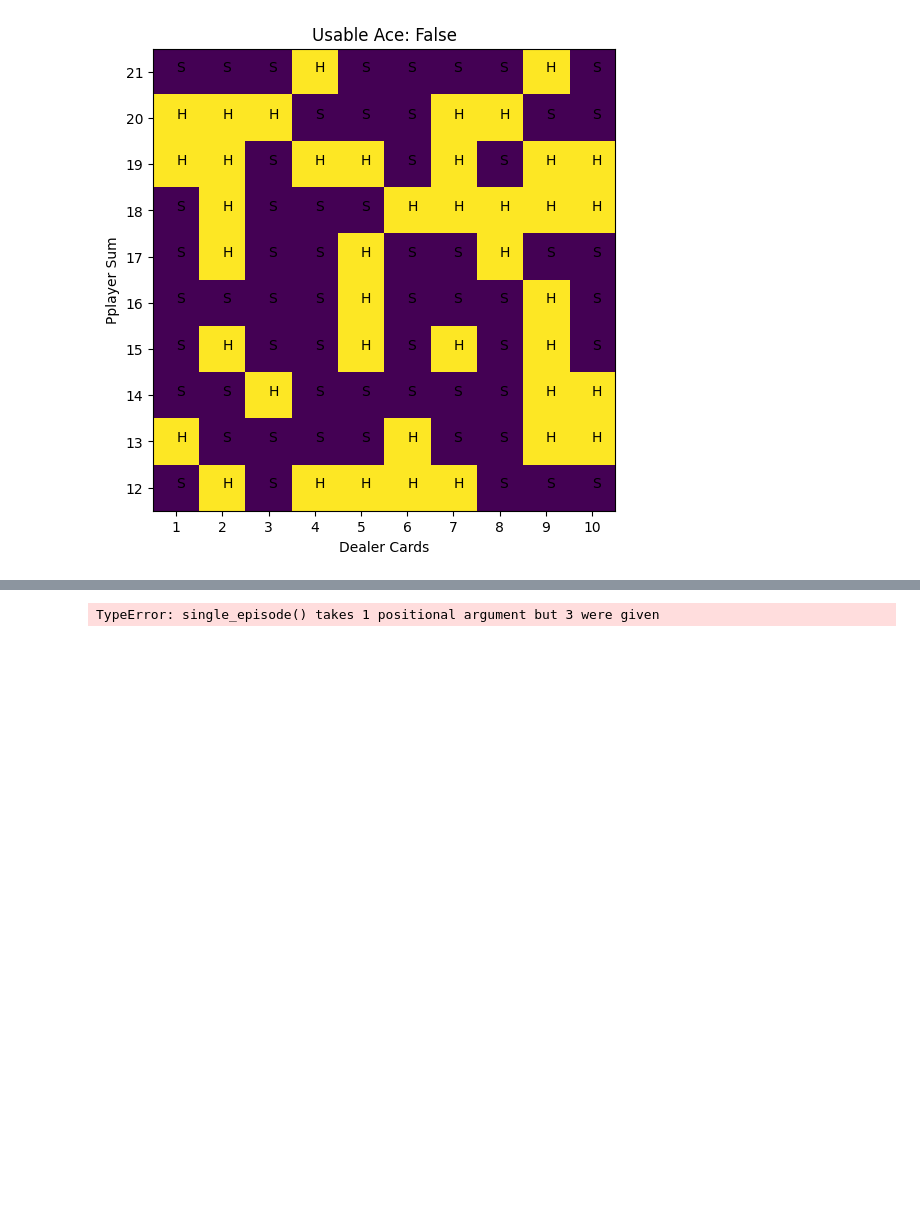
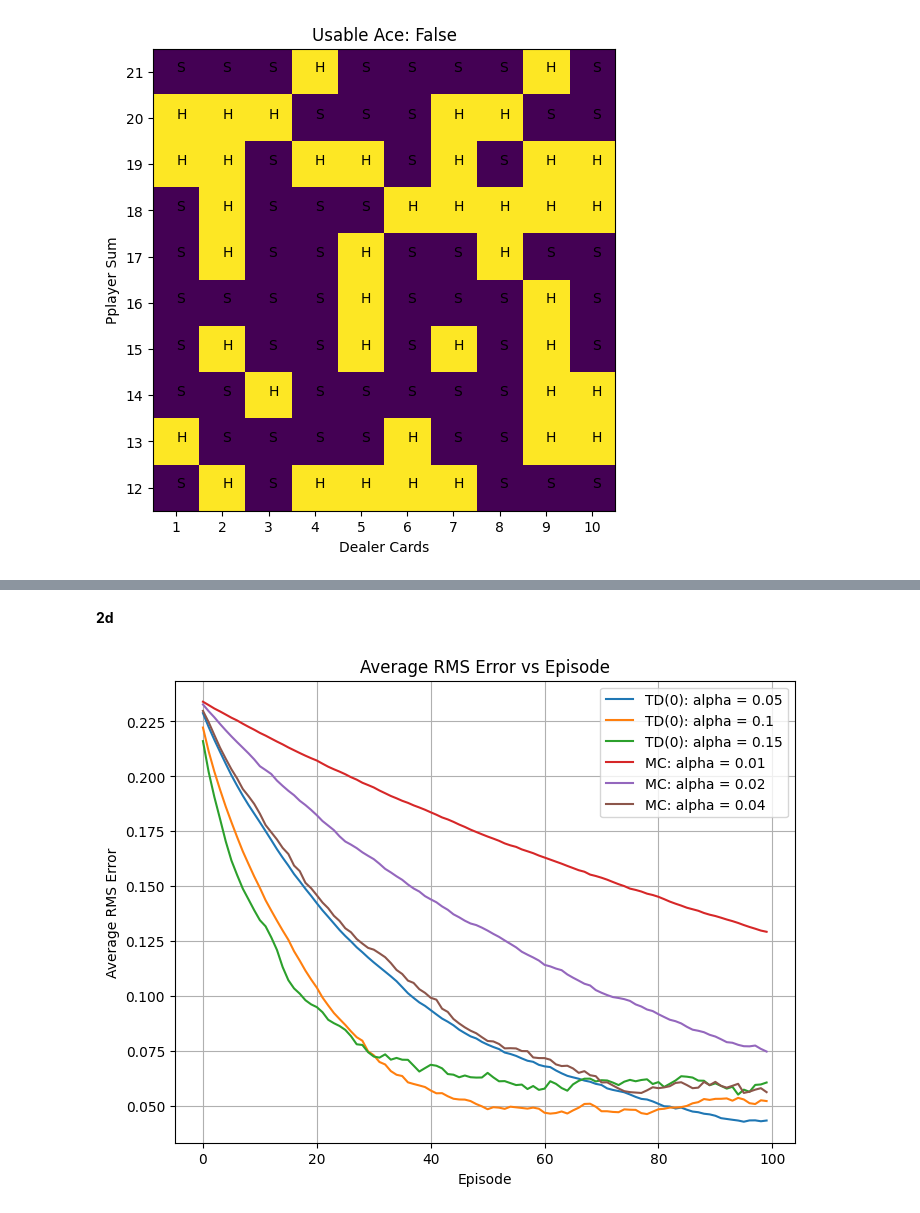
Before and after one commit to Drew-A-Hill/CS5180_Reinforcement_Learning_Code, a Jupyter notebook: problem_set_code/problem_set_3.ipynb, the cells around one changed output, grey strips where cells are left out. Cells and saved outputs as stored; diff of their text form; code cells hidden in the pictures; blank space fills up the shorter version.

```diff
--- a/problem_set_code/problem_set_3.ipynb
+++ b/problem_set_code/problem_set_3.ipynb
@@ -312,14 +329,14 @@ def single_episode(state, t_left, t_right):
 
     return episode
 # %%
-def rms_error(V, actual):
+def rms_error(V, true_vals):
     estimated_values = V[1:6]
-    squared_errors = (est_values - actual) ** 2
+    squared_errors = (estimated_values - true_vals) ** 2
     mean_squared_error = np.mean(squared_errors)
 
     return np.sqrt(mean_squared_error)
 # %%
-def td_prediction(state, t_left, t_right, alpha, episodes):
+def td_prediction(state, t_left, t_right, true_vals, alpha, episodes):
     V = np.zeros(7)
     V[1:6] = 0.5
     rms_errors = []
@@ -332,7 +349,7 @@ def td_prediction(state, t_left, t_right, alpha, episodes):
             td_error = td_target - V[state]
             V[state] = V[state] + alpha * td_error
 
-        rms_errors.append(rms_error(V))
+        rms_errors.append(rms_error(V, true_vals))
 
     return V, rms_errors
 # %%
@@ -356,14 +384,55 @@ def mc_prediction(state, t_left, t_right, alpha, episodes):
 
     return V, rms_errors
-# %%
-t_left = 0
-t_right = 6
-start_state = 3
-actual_vals = np.array([1/6, 2/6, 3/6, 4/6, 5/6])
-alpha = .1
-episodes = 100
-
-td_V, td_errors = td_prediction(start_state, t_left, t_right, alpha, episodes)
-mc_V, mc_errors = mc_prediction(start_state, t_left, t_right, alpha, episodes)
-# %% [output]
-TypeError: single_episode() takes 1 positional argument but 3 were given
+# %% [markdown]
+**2d**
+# %%
+t_left = 0
+t_right = 6
+start_state = 3
+
+true_vals = np.array([1/6, 2/6, 3/6, 4/6, 5/6])
+td_alphas = [.05, .1, .15]
+mc_alphas = [.01, .02, .04]
+
+episodes = 100
+runs = 50
+
+td_results = {}
+mc_results = {}
+
+for alpha in td_alphas:
+    all_td_errors = []
+
+    for each in range(runs):
+        td_V, td_errors = td_prediction(start_state, t_left, t_right, true_vals, alpha, episodes)
+        all_td_errors.append(td_errors)
+
+    td_results[alpha] = np.mean(np.array(all_td_errors), axis=0)
+
+
+for alpha in mc_alphas:
+    all_mc_errors = []
+
+    for each in range(runs):
+        mc_V, mc_errors = mc_prediction(start_state, t_left, t_right, true_vals, alpha, 1, episodes)
+        all_mc_errors.append(mc_errors)
+
+    mc_results[alpha] = np.mean(np.array(all_mc_errors), axis=0)
+
+plt.figure(figsize=(8, 6))
+
+for alpha in td_alphas:
+    plt.plot(td_results[alpha], label=f"TD(0): alpha = {alpha}")
+
+for alpha in mc_alphas:
+    plt.plot(mc_results[alpha], label=f"MC: alpha = {alpha}")
+
+plt.xlabel("Episode")
+plt.ylabel("Average RMS Error")
+plt.title("Average RMS Error vs Episode")
+
+plt.legend()
+plt.grid(True)
+plt.show()
+# %% [output]
+[figure, added]
```
Also changed, not shown: parts of 19 cells of this notebook, 9 other files.
